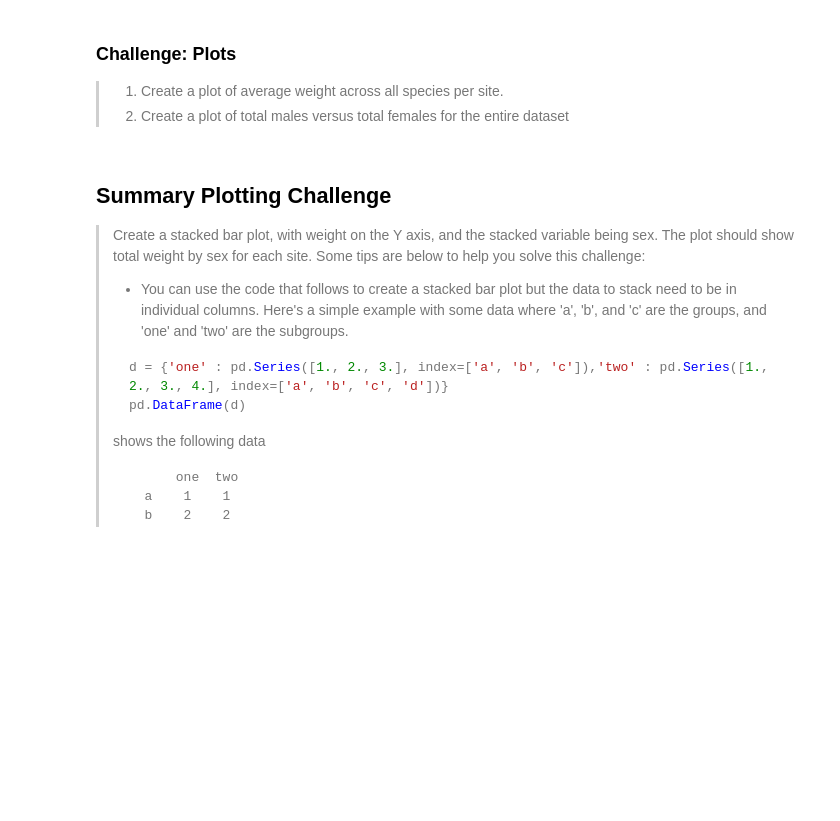
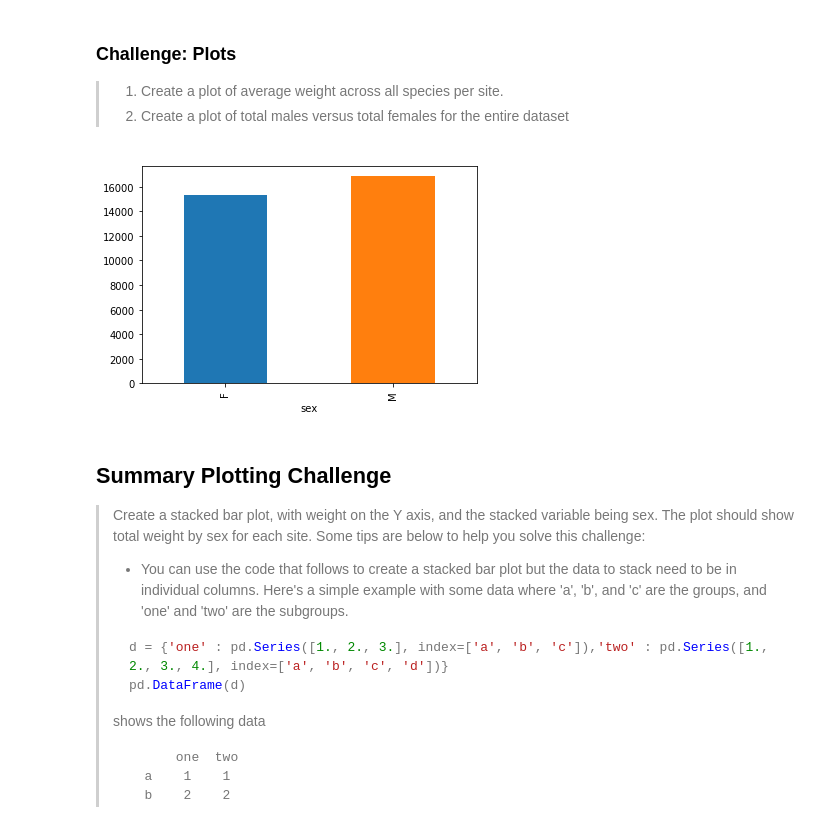
Before and after one commit to GT-IDEaS/Bootcamp2019, a Jupyter notebook: Day02/Afternoon_Session2/Python-for-Ecologists.ipynb, the cells around one changed output. Saved outputs shown, nothing was run; the diff lists cells and outputs as text; code cells hidden in the pictures; blank space fills up the shorter version.

```diff
--- a/Day02/Afternoon_Session2/Python-for-Ecologists.ipynb
+++ b/Day02/Afternoon_Session2/Python-for-Ecologists.ipynb
@@ -386,3 +543,11 @@ total_count.plot(kind='bar')
+# %%
+# Plotting challenge code here!
+data = surveys_df.groupby('plot_id').mean()['weight'].plot(kind='bar')
+data.plot()
+
+versus = surveys_df.groupby('sex').count()['weight'].plot(kind='bar')
+# %% [output]
+[figure, added]
 # %% [markdown]
 ## Summary Plotting Challenge
 >
```
Also changed, not shown: parts of 32 cells of this notebook, 3 other files.
